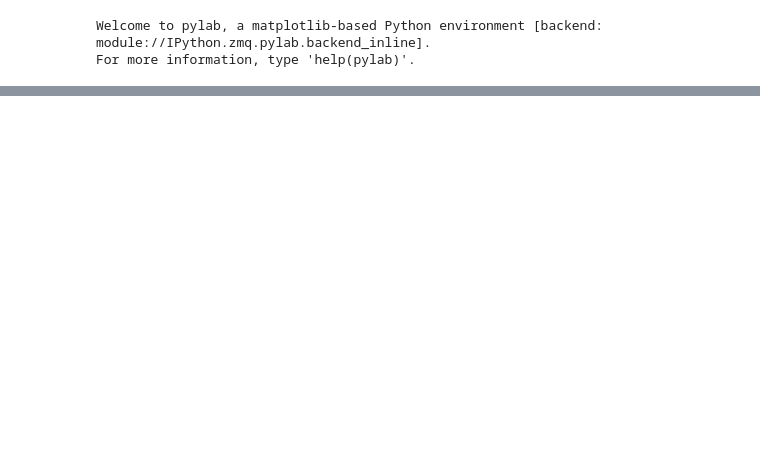
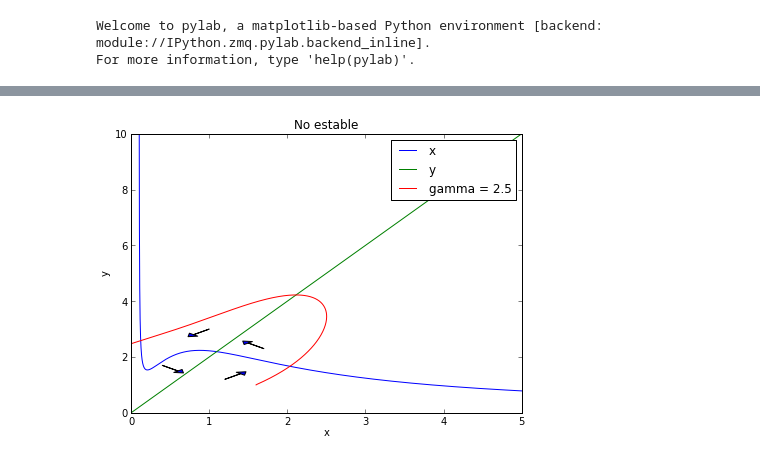
Before and after one commit to jdestupinan1332/Sistems-Biology, a Jupyter notebook: Parcial 1.ipynb, the cells around one changed output, grey strips where cells are left out. Drawn from its saved outputs; the diff is of its cells as text; code cells hidden in the pictures; blank space fills up the shorter version.

```diff
--- a/Parcial 1.ipynb
+++ b/Parcial 1.ipynb
@@ -54,0 +67,24 @@ legend()
+# %%
+dt = 0.01
+tmax = 100
+listt = arange(0,tmax, dt)
+listx = zeros(len(listt))
+listy = zeros(len(listt))
+listxp = zeros(len(listt))
+listyp = zeros(len(listt))
+# %%
+def funtx (gam, x, y):
+    velx = gam*(v_x + k_x*x**2/(1+x**2) * 1/(1+y) - 1)
+    return velx
+
+def funty (x, y):
+    vely = v_y+k_y*x - y
+    return vely
+# %%
+x0 = 1.60
+y0 = 1.0
+gam = 2.5
+listx[0]=x0
+listy[0]=y0
+listxp[0]=funtx(gam, listx[0], listy[0])
+listyp[0]=funty(listx[0], listy[0])
@@ -54,0 +135,18 @@ legend()
+# %%
+plot(x1,y1, label='x')
+plot(x2,y2, label='y')
+plot (listx, listy, label = 'gamma = 2.5')
+xlabel('x')
+ylabel('y')
+xlim([0,5])
+ylim([0,10])
+title('No estable')
+
+arrow(1.2, 1.2, 0.2, 0.2, head_width=0.15, head_length=0.1)
+arrow(1.7, 2.3, -0.2, 0.2, head_width=0.15, head_length=0.1)
+arrow(1.0, 3.0, -0.2, -0.2, head_width=0.15, head_length=0.1)
+arrow(0.4, 1.7, 0.2, -0.2, head_width=0.15, head_length=0.1)
+legend()
+savefig('gam1.png')
+# %% [output]
+[figure, added]
```
Also changed, not shown: parts of 10 cells of this notebook.
